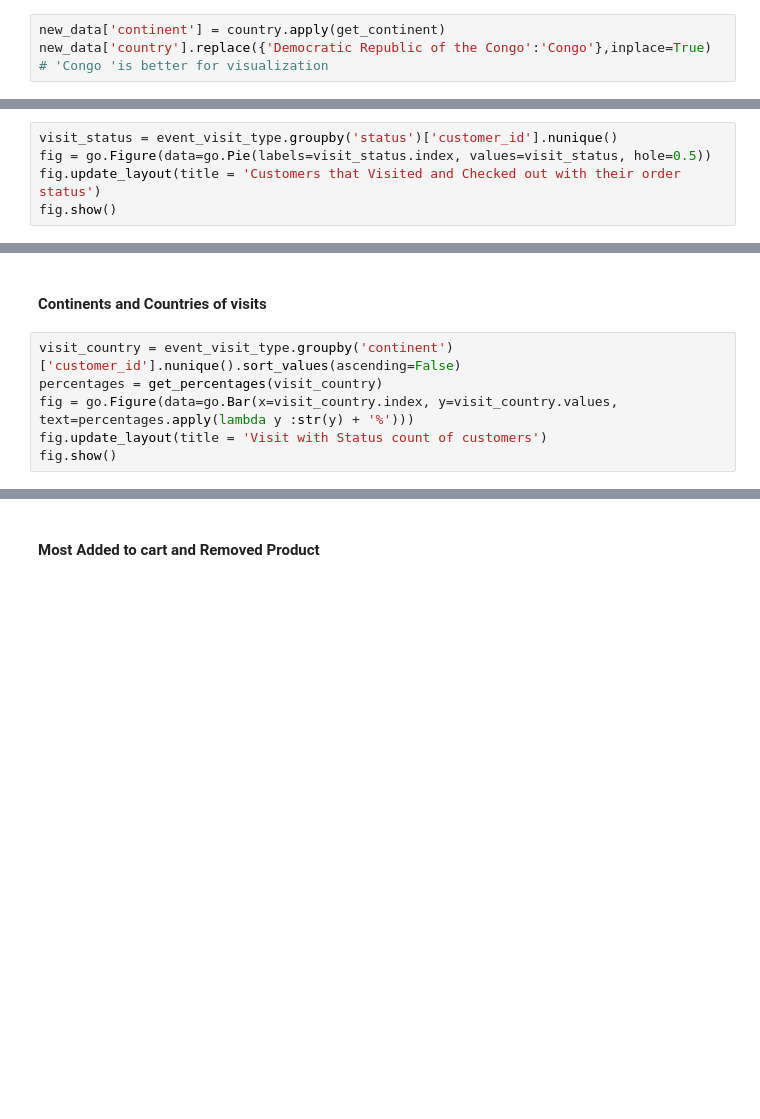
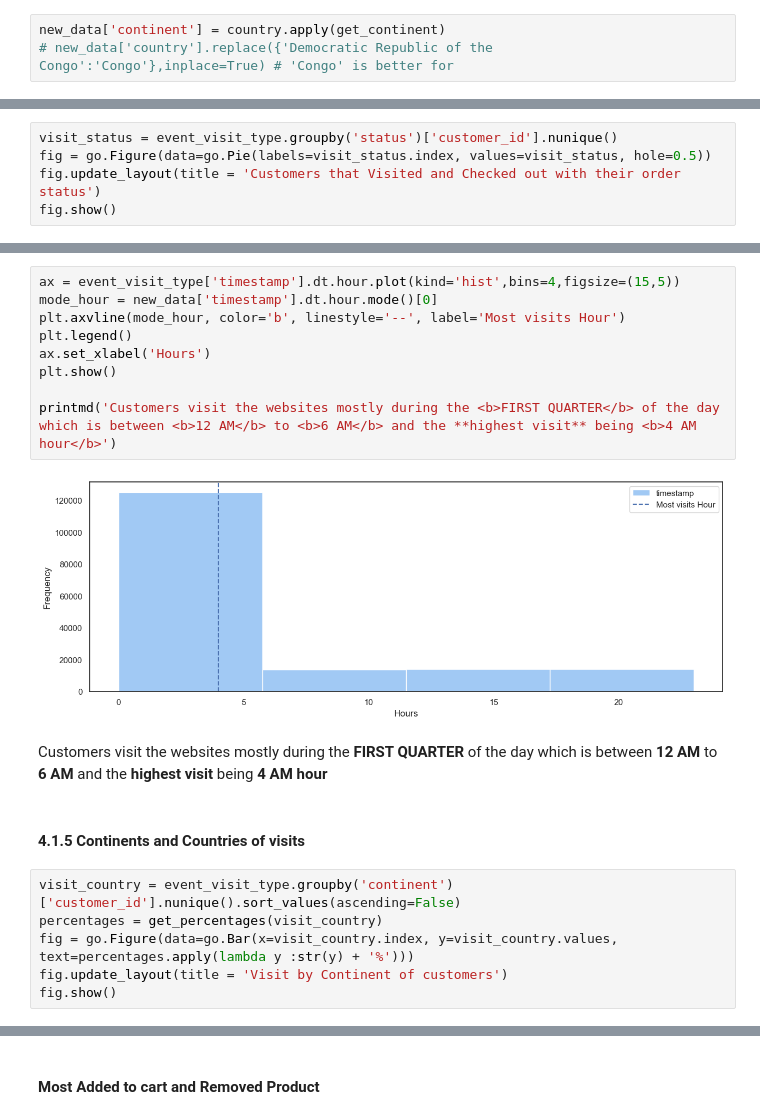
Before and after one commit to imabiodun/customer_data, a Jupyter notebook: customer_eda.ipynb, the cells around one changed output, grey strips where cells are left out. Cells and saved outputs as stored; diff of their text form; blank space fills up the shorter version.

```diff
--- a/customer_eda.ipynb
+++ b/customer_eda.ipynb
@@ -192,7 +346,7 @@ country.replace({'United States of America': 'United States',
 all_countries = awoc.AWOC().get_countries() # get dictionary of all countries
 # %%
 new_data['continent'] = country.apply(get_continent)
-new_data['country'].replace({'Democratic Republic of the Congo':'Congo'},inplace=True) # 'Congo 'is better for visualization
+# new_data['country'].replace({'Democratic Republic of the Congo':'Congo'},inplace=True) # 'Congo' is better for
 # %%
 new_data['price_range'] = pd.qcut(new_data.price,3, labels=['low','mid','high']) # separating prices into three price range
 # %%
@@ -303,10 +505,22 @@ printmd('The likelihood of a customer visiting and successfully purchasing a pro
+# %%
+ax = event_visit_type['timestamp'].dt.hour.plot(kind='hist',bins=4,figsize=(15,5))
+mode_hour = new_data['timestamp'].dt.hour.mode()[0]
+plt.axvline(mode_hour, color='b', linestyle='--', label='Most visits Hour')
+plt.legend()
+ax.set_xlabel('Hours')
+plt.show()
+
+printmd('Customers visit the websites mostly during the <b>FIRST QUARTER</b> of the day which is between <b>12 AM</b> to <b>6 AM</b> and the **highest visit** being <b>4 AM hour</b>')
+# %% [output]
+[figure, added]
+Customers visit the websites mostly during the <b>FIRST QUARTER</b> of the day which is between <b>12 AM</b> to <b>6 AM</b> and the **highest visit** being <b>4 AM hour</b>
 # %% [markdown]
-#### Continents and Countries of visits
+#### 4.1.5 Continents and Countries of visits
 # %%
 visit_country = event_visit_type.groupby('continent')['customer_id'].nunique().sort_values(ascending=False)
 percentages = get_percentages(visit_country)
 fig = go.Figure(data=go.Bar(x=visit_country.index, y=visit_country.values, text=percentages.apply(lambda y :str(y) + '%')))
-fig.update_layout(title = 'Visit with Status count of customers')
+fig.update_layout(title = 'Visit by Continent of customers')
 fig.show()
 # %%
 printmd(f'Most of the visits to the website are customers from **{percentages.index[0]} ({percentages.values[0]}%)**,**{percentages.index[1]} ({percentages.values[1]}%)** and **{percentages.index[2]}({percentages.values[2]}%)** making the **top 3** of the continents that visits the website')
```
Also changed, not shown: parts of 137 cells of this notebook.
